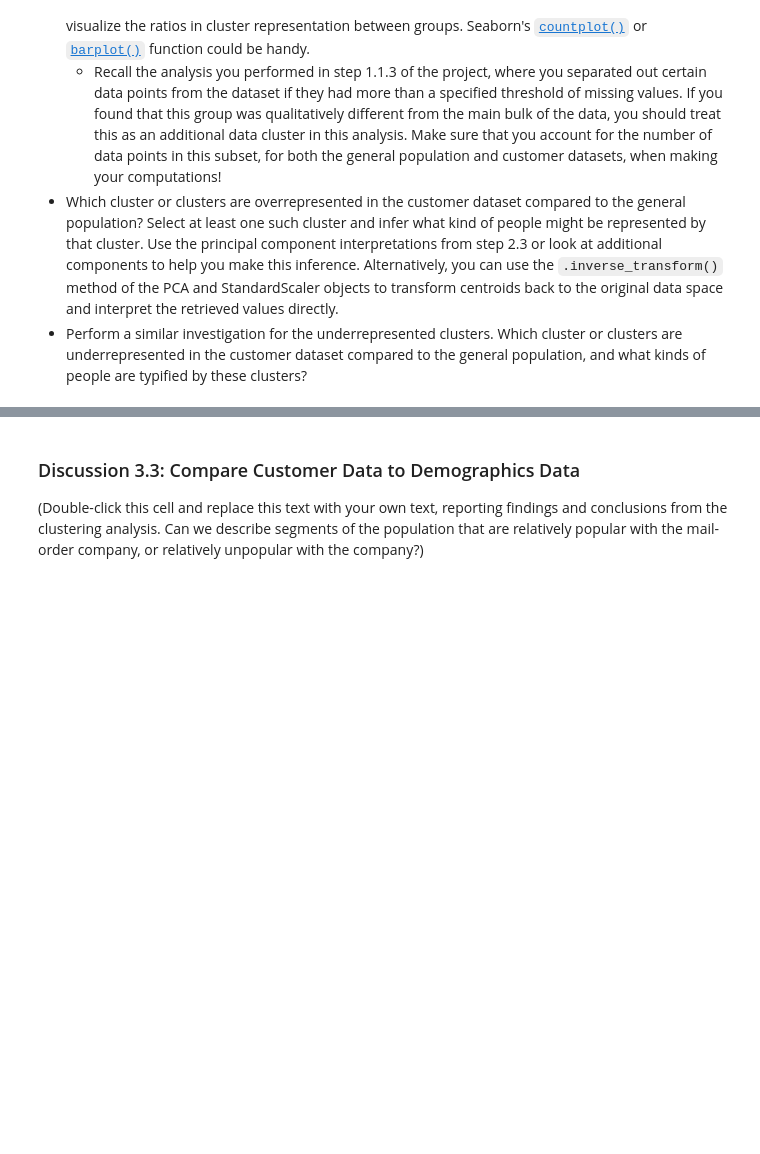
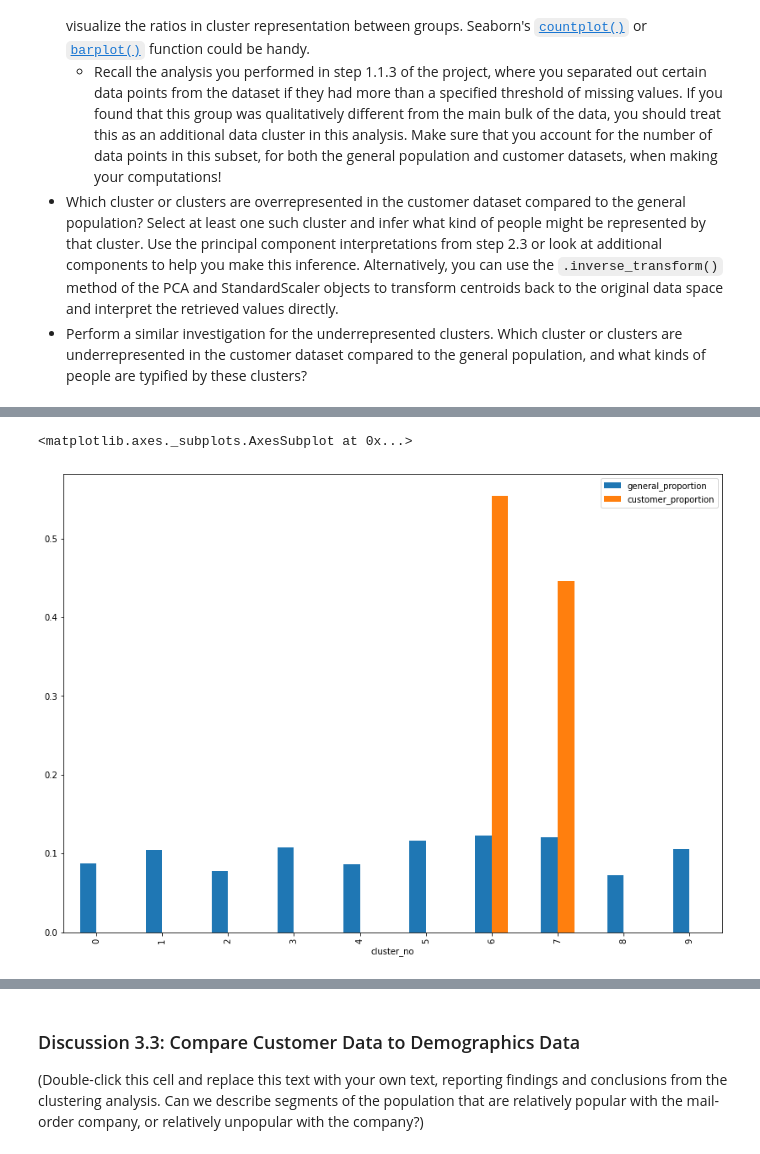
Before and after one commit to jmnickerson05/udacity_identify_customer_segments, a Jupyter notebook: Identify_Customer_Segments.ipynb, the cells around one changed output, grey strips where cells are left out. Saved outputs shown, nothing was run; the diff lists cells and outputs as text; code cells hidden in the pictures; blank space fills up the shorter version.

```diff
--- a/Identify_Customer_Segments.ipynb
+++ b/Identify_Customer_Segments.ipynb
@@ -778,6 +777,6 @@ Wall time: 5min 51s
 # %%
 # azdias_cleaned.to_csv('azdias_cleaned.csv', sep=';', index=False)
-# azdias_cleaned = pd.read_csv('azdias_cleaned.csv', sep=';')
+azdias_cleaned = pd.read_csv('azdias_cleaned.csv', sep=';')
 # %%
 %%time
 """
@@ -875,14 +938,17 @@ display(customers.predicted_cluster.value_counts().reset_index().rename(columns=
 # %%
 # Compare the proportion of data in each cluster for the customer data to the
 # proportion of data in each cluster for the general population.
 
 clusters_df = azdias_cleaned.predicted_cluster.value_counts().reset_index().merge(
     customers.predicted_cluster.value_counts().reset_index(),
-    how='inner', on='index')
+    how='left', on='index')
 
 clusters_df.columns=['cluster_no', 'general_proportion', 'customer_proportion']
 clusters_df.general_proportion = clusters_df.general_proportion / len(azdias_cleaned)
 clusters_df.customer_proportion = clusters_df.customer_proportion / len(customers)
 clusters_df = clusters_df.sort_values(by='cluster_no')
 clusters_df.plot(x='cluster_no', y=['general_proportion','customer_proportion'], kind='bar', figsize=(14,10))
+# %% [output]
+<matplotlib.axes._subplots.AxesSubplot at 0x...>
+[figure, added]
 # %%
```
Also changed, not shown: parts of 16 cells of this notebook.
